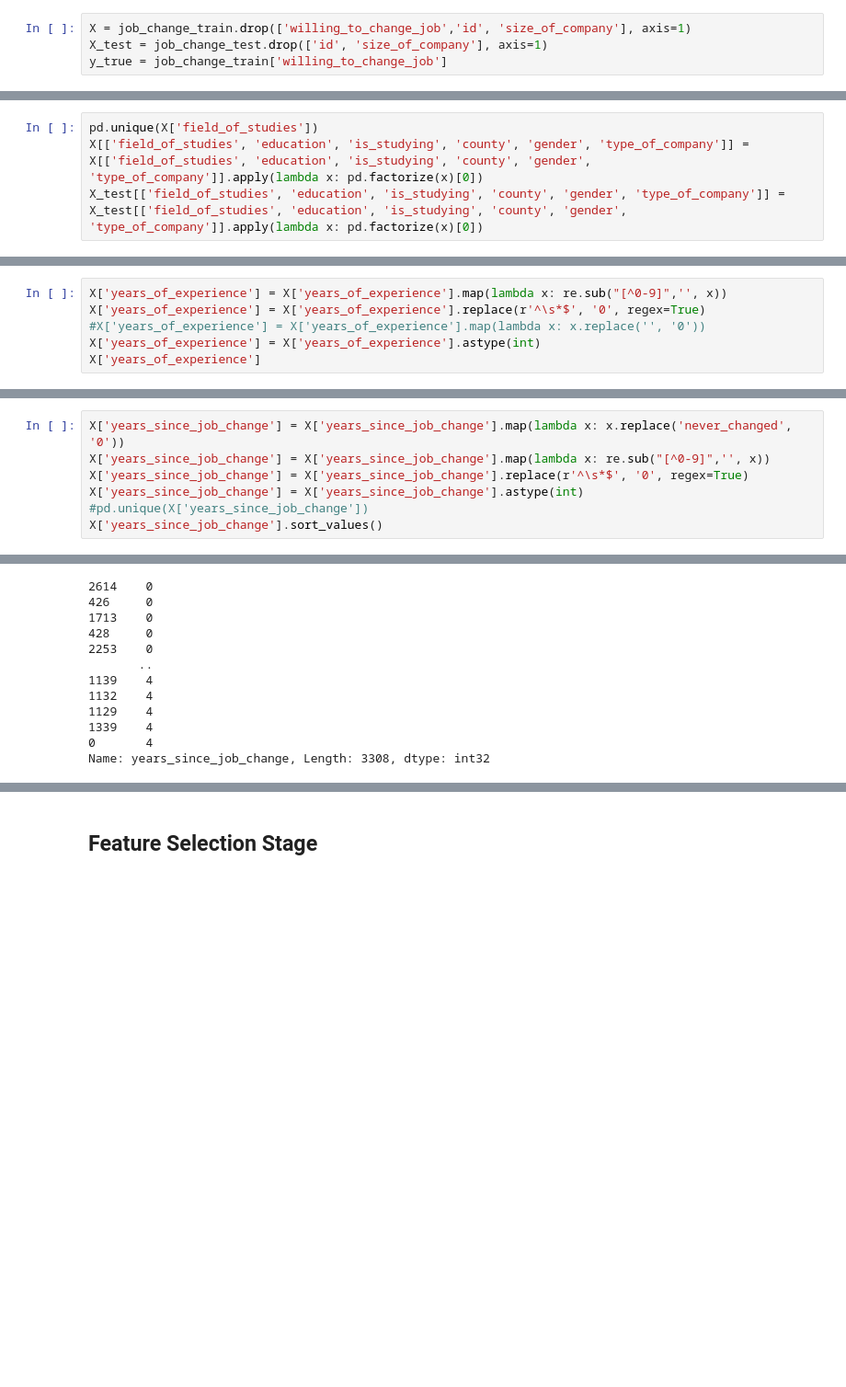
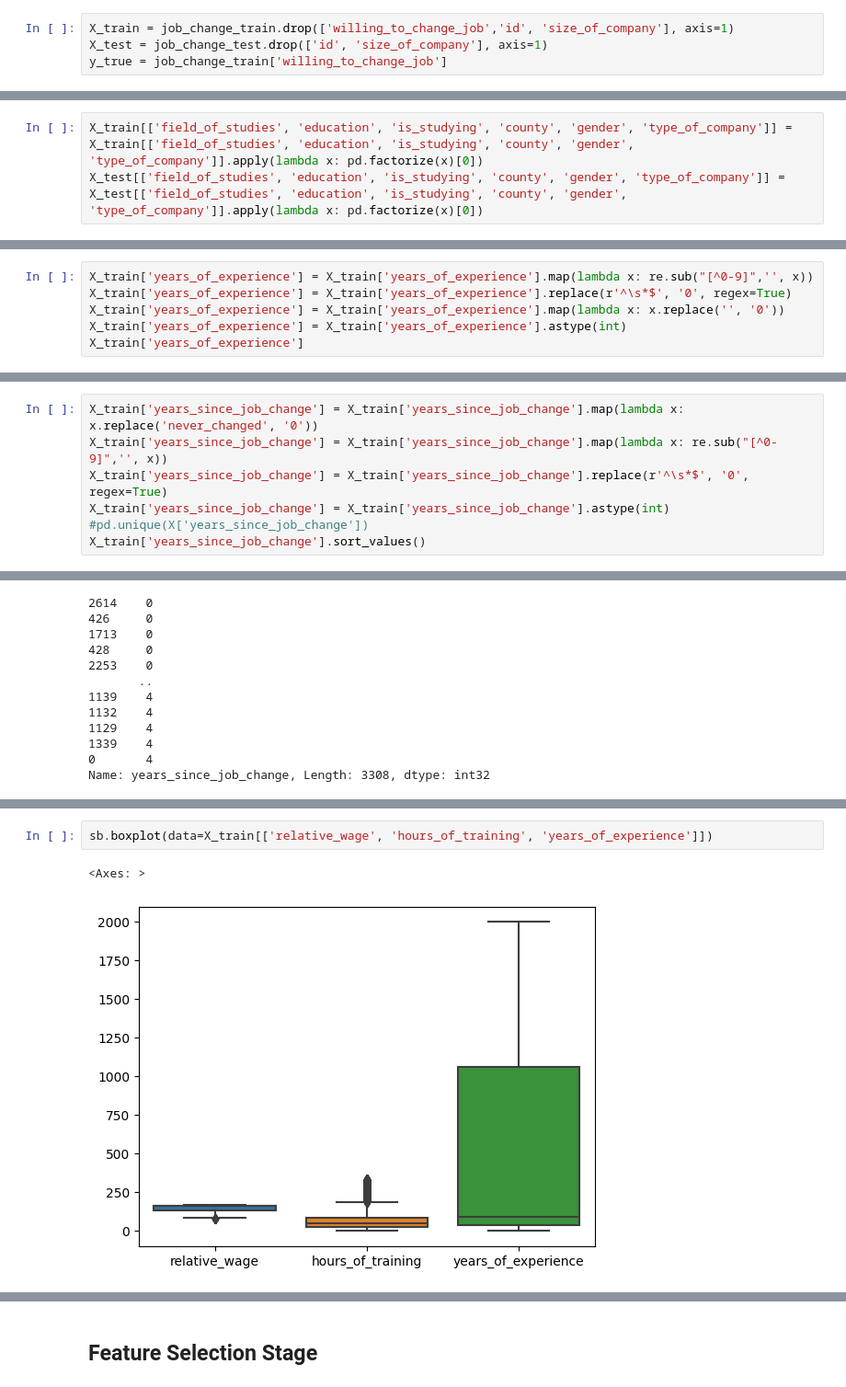
Before and after one commit to kora11e/Regression-and-Classification-ML-models, a Jupyter notebook: classification_model.ipynb, the cells around one changed output, grey strips where cells are left out. Shown at 92% size. Saved outputs shown, nothing was run; the diff lists cells and outputs as text; blank space fills up the shorter version.

```diff
--- a/classification_model.ipynb
+++ b/classification_model.ipynb
@@ -69,7 +69,7 @@ dtype: int64
 # %% [markdown]
 Our model is free of missing data bricks so we can go on with analysis.
 # %%
-X = job_change_train.drop(['willing_to_change_job','id', 'size_of_company'], axis=1)
+X_train = job_change_train.drop(['willing_to_change_job','id', 'size_of_company'], axis=1)
 X_test = job_change_test.drop(['id', 'size_of_company'], axis=1)
 y_true = job_change_train['willing_to_change_job']
 # %% [markdown]
@@ -93,5 +98,4 @@ X
 # %%
-pd.unique(X['field_of_studies'])
-X[['field_of_studies', 'education', 'is_studying', 'county', 'gender', 'type_of_company']] = X[['field_of_studies', 'education', 'is_studying', 'county', 'gender', 'type_of_company']].apply(lambda x: pd.factorize(x)[0])
+X_train[['field_of_studies', 'education', 'is_studying', 'county', 'gender', 'type_of_company']] = X_train[['field_of_studies', 'education', 'is_studying', 'county', 'gender', 'type_of_company']].apply(lambda x: pd.factorize(x)[0])
 X_test[['field_of_studies', 'education', 'is_studying', 'county', 'gender', 'type_of_company']] = X_test[['field_of_studies', 'education', 'is_studying', 'county', 'gender', 'type_of_company']].apply(lambda x: pd.factorize(x)[0])
 # %%
@@ -117,9 +121,9 @@ dtype: object
 # %% [markdown]
 <h3>Now we have to transform quasi numerical data. Factorizing this values with not have positive effect on the data so we have to go around that using regular expressions, data manipulation and imputation.</h3>
 # %%
-X['years_of_experience'] = X['years_of_experience'].map(lambda x: re.sub("[^0-9]",'', x))
-X['years_of_experience'] = X['years_of_experience'].replace(r'^\s*$', '0', regex=True)
-#X['years_of_experience'] = X['years_of_experience'].map(lambda x: x.replace('', '0'))
-X['years_of_experience'] = X['years_of_experience'].astype(int)
-X['years_of_experience']
+X_train['years_of_experience'] = X_train['years_of_experience'].map(lambda x: re.sub("[^0-9]",'', x))
+X_train['years_of_experience'] = X_train['years_of_experience'].replace(r'^\s*$', '0', regex=True)
+X_train['years_of_experience'] = X_train['years_of_experience'].map(lambda x: x.replace('', '0'))
+X_train['years_of_experience'] = X_train['years_of_experience'].astype(int)
+X_train['years_of_experience']
 # %% [output]
@@ -156,11 +160,11 @@ X_test['years_of_experience']
 Name: years_of_experience, Length: 3308, dtype: int32
 # %%
-X['years_since_job_change'] = X['years_since_job_change'].map(lambda x: x.replace('never_changed', '0'))
-X['years_since_job_change'] = X['years_since_job_change'].map(lambda x: re.sub("[^0-9]",'', x))
-X['years_since_job_change'] = X['years_since_job_change'].replace(r'^\s*$', '0', regex=True)
-X['years_since_job_change'] = X['years_since_job_change'].astype(int)
+X_train['years_since_job_change'] = X_train['years_since_job_change'].map(lambda x: x.replace('never_changed', '0'))
+X_train['years_since_job_change'] = X_train['years_since_job_change'].map(lambda x: re.sub("[^0-9]",'', x))
+X_train['years_since_job_change'] = X_train['years_since_job_change'].replace(r'^\s*$', '0', regex=True)
+X_train['years_since_job_change'] = X_train['years_since_job_change'].astype(int)
 #pd.unique(X['years_since_job_change'])
-X['years_since_job_change'].sort_values()
+X_train['years_since_job_change'].sort_values()
 # %% [output]
 10172    0
 1780     0
@@ -214,3 +218,8 @@ hours_of_training           int64
 is_certified                int64
 type_of_company             int64
 dtype: object
+# %%
+sb.boxplot(data=X_train[['relative_wage', 'hours_of_training', 'years_of_experience']])
+# %% [output]
+<Axes: >
+[figure, added]
```
Also changed, not shown: parts of 74 cells of this notebook, 4 other files.
